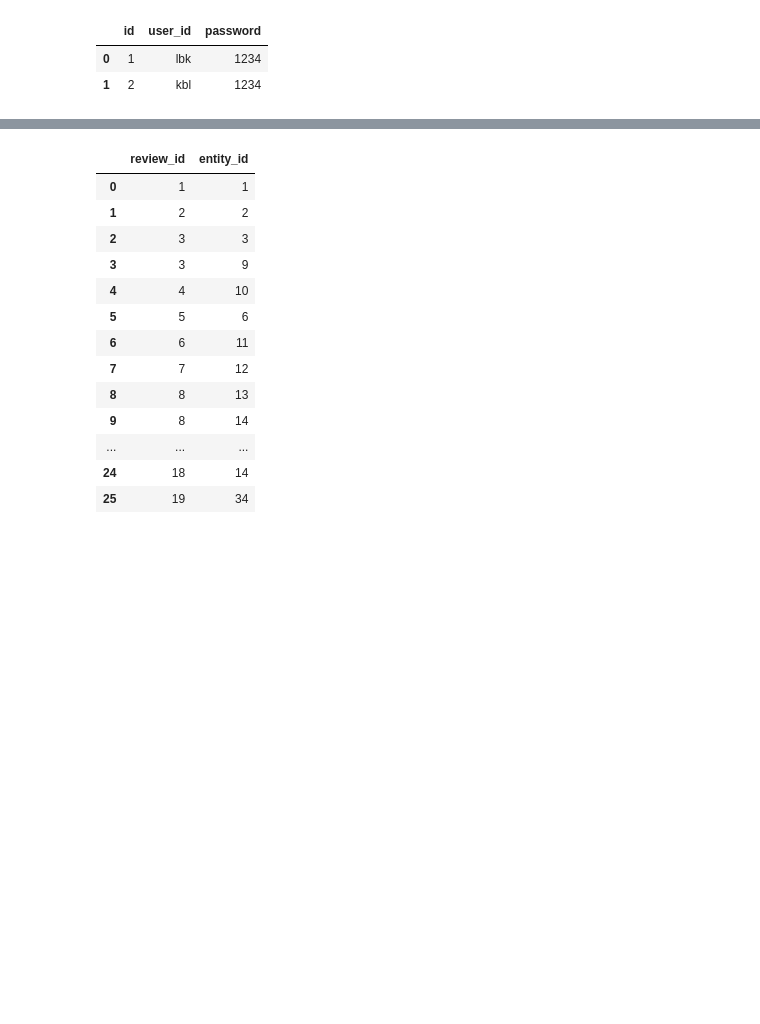
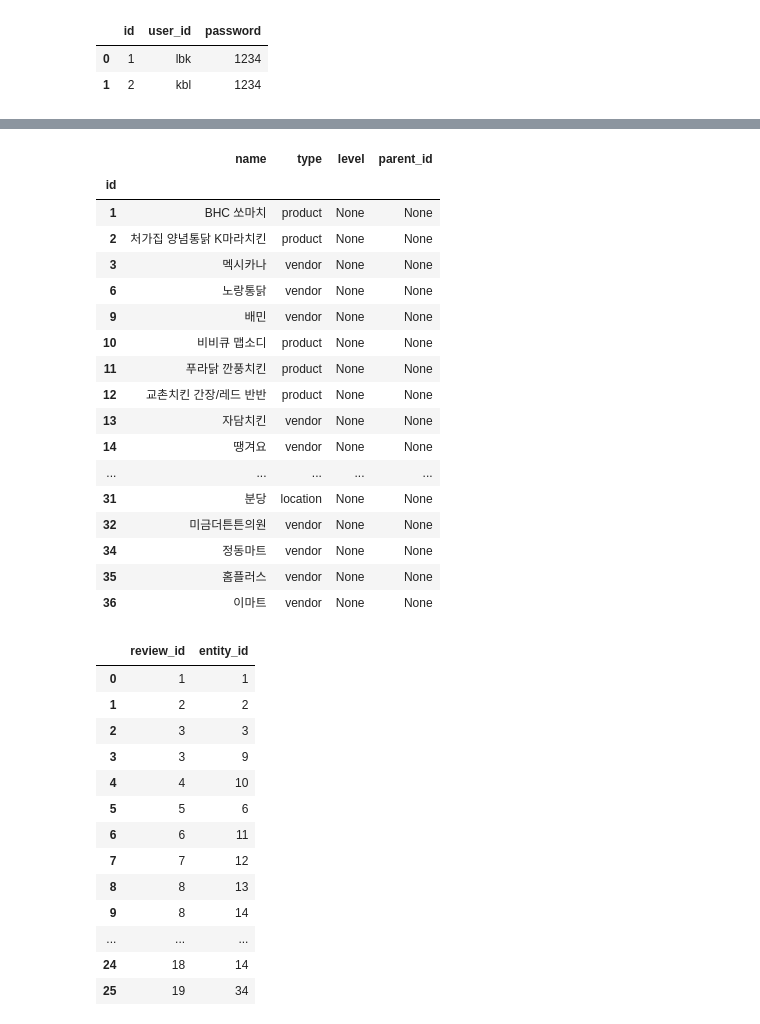
Before and after one commit to lbk209/entity-driven, a Jupyter notebook: review_app_sqlite.ipynb, the cells around one changed output, grey strips where cells are left out. Saved outputs shown, nothing was run; the diff lists cells and outputs as text; code cells hidden in the pictures; blank space fills up the shorter version.

```diff
--- a/review_app_sqlite.ipynb
+++ b/review_app_sqlite.ipynb
@@ -79,0 +138,8 @@ show('SELECT * FROM entity ORDER BY id')
+# %%
+#ids = [1,2,10,11,12,19,26,27]
+#df.loc[ids, 'type'] = 'product'
+
+#ids = [3,6,13,20,21,23,25,28,29,30,32,34,35,36]
+ids = [9,14,22]
+df.loc[ids, 'type'] = 'vendor'
+#df.loc[df['type'].isna()]
@@ -79,0 +153,21 @@ show('SELECT * FROM entity ORDER BY id')
+# %%
+df
+# %% [output]
+|  | name | type | level | parent_id |
+| id |  |  |  |  |
+| 1 | BHC 쏘마치 | product | None | None |
+| 2 | 처가집 양념통닭 K마라치킨 | product | None | None |
+| 3 | 멕시카나 | vendor | None | None |
+| 6 | 노랑통닭 | vendor | None | None |
+| 9 | 배민 | vendor | None | None |
+| 10 | 비비큐 맵소디 | product | None | None |
+| 11 | 푸라닭 깐풍치킨 | product | None | None |
+| 12 | 교촌치킨 간장/레드 반반 | product | None | None |
+| 13 | 자담치킨 | vendor | None | None |
+| 14 | 땡겨요 | vendor | None | None |
+| ... | ... | ... | ... | ... |
+| 31 | 분당 | location | None | None |
+| 32 | 미금더튼튼의원 | vendor | None | None |
+| 34 | 정동마트 | vendor | None | None |
+| 35 | 홈플러스 | vendor | None | None |
+| 36 | 이마트 | vendor | None | None |
```
Also changed, not shown: parts of 14 cells of this notebook, 13 other files.
